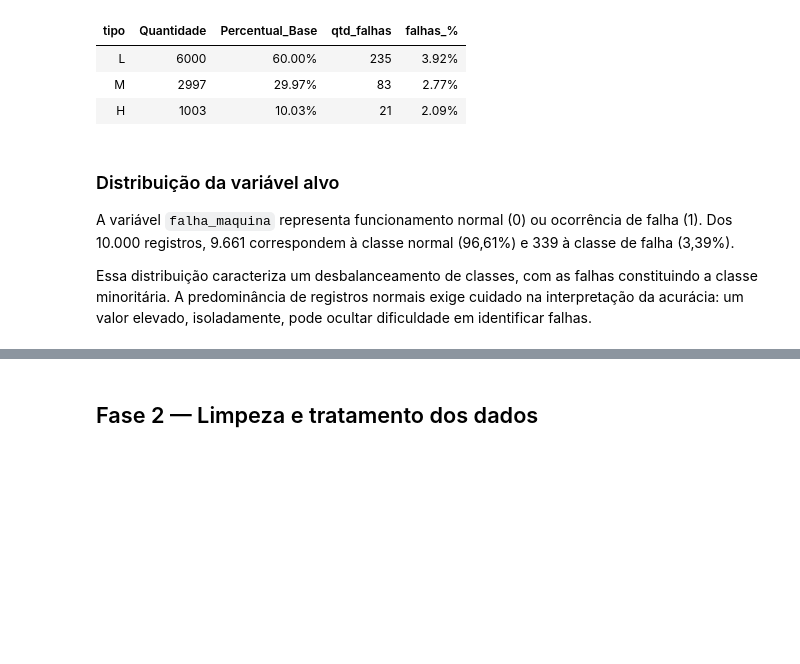
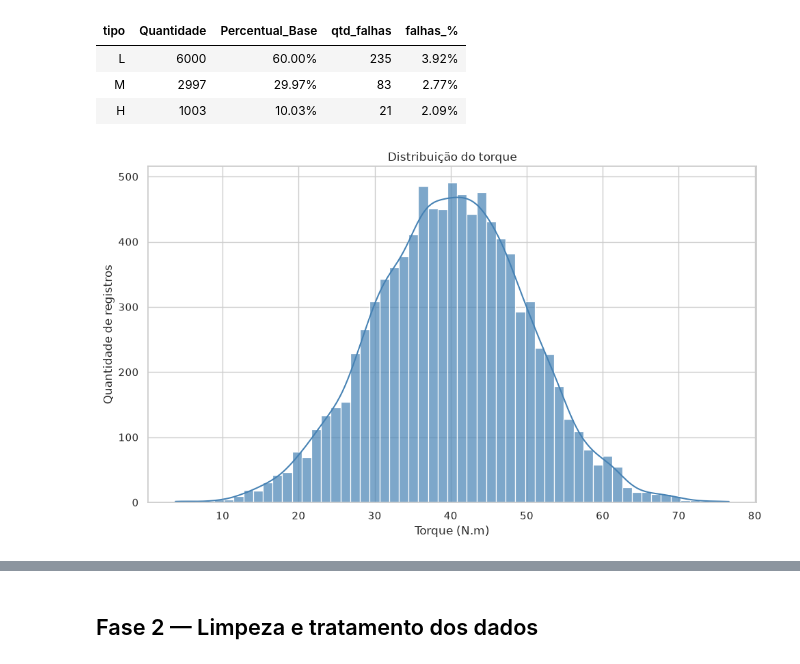
Before and after one commit to CorreaBrunoMiguel/projeto_final, a Jupyter notebook: notebooks/manutencao_preditiva.ipynb, the cells around one changed output, grey strips where cells are left out. Saved outputs shown, nothing was run; the diff lists cells and outputs as text; code cells hidden in the pictures; blank space fills up the shorter version.

```diff
--- a/notebooks/manutencao_preditiva.ipynb
+++ b/notebooks/manutencao_preditiva.ipynb
@@ -34,10 +34,16 @@ A inspeção inicial busca conhecer a estrutura dos dados e identificar caracter
 Os resultados desta seção descrevem a base original, anterior aos procedimentos de limpeza e transformação.
 # %%
 import pandas as pd
+import matplotlib.pyplot as plt
+import seaborn as sns
 
 from pathlib import Path
 
-print("Pandas:", pd.__version__)
+print("Pandas :", pd.__version__)
+print("Seaborn:", sns.__version__)
 print("\n ========== \n")
 print("Diretório atual:", Path.cwd())
+
+# Configurações aicionais
+sns.set_theme(style="whitegrid")
 # %% [output]
@@ -190,9 +199,23 @@ display(
 | L | 6000 | 60.00% | 235 | 3.92% |
 | M | 2997 | 29.97% | 83 | 2.77% |
 | H | 1003 | 10.03% | 21 | 2.09% |
-# %% [markdown]
-### Distribuição da variável alvo
-
-A variável `falha_maquina` representa funcionamento normal (0) ou ocorrência de falha (1). Dos 10.000 registros, 9.661 correspondem à classe normal (96,61%) e 339 à classe de falha (3,39%).
-
-Essa distribuição caracteriza um desbalanceamento de classes, com as falhas constituindo a classe minoritária. A predominância de registros normais exige cuidado na interpretação da acurácia: um valor elevado, isoladamente, pode ocultar dificuldade em identificar falhas.
+# %%
+plt.figure(figsize=(10, 6))
+
+sns.histplot(
+    data=df,
+    x="torque_nm",
+    bins="auto",
+    kde=True,
+    color="steelblue",
+    edgecolor="white",
+    alpha=0.7,
+)
+
+plt.title("Distribuição do torque")
+plt.xlabel("Torque (N.m)")
+plt.ylabel("Quantidade de registros")
+plt.tight_layout()
+plt.show()
+# %% [output]
+[figure, added]
```
Also changed, not shown: parts of 8 cells of this notebook.
